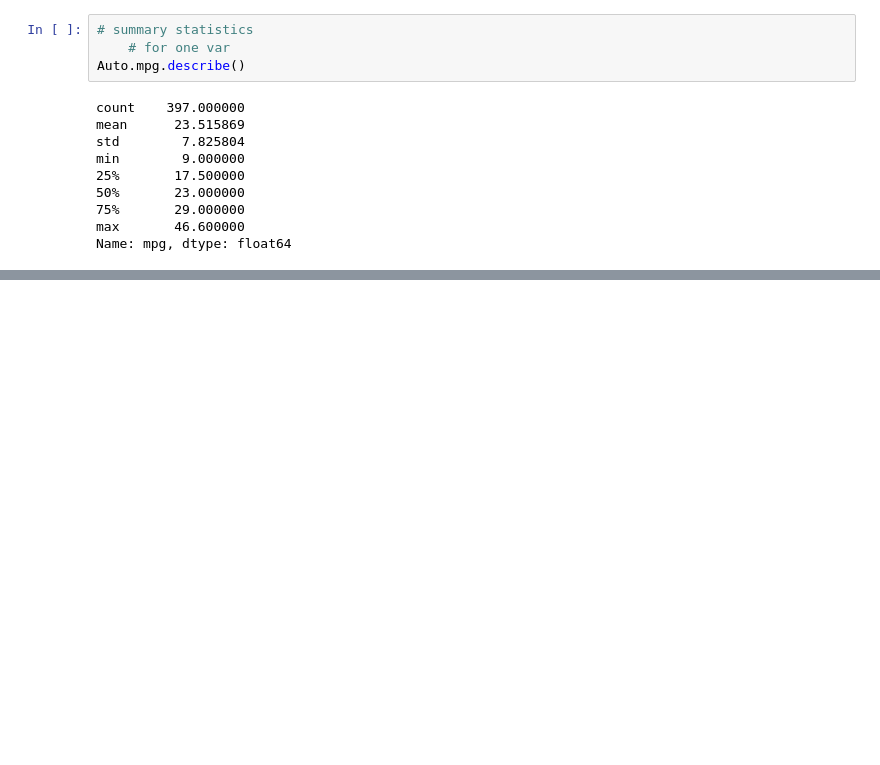
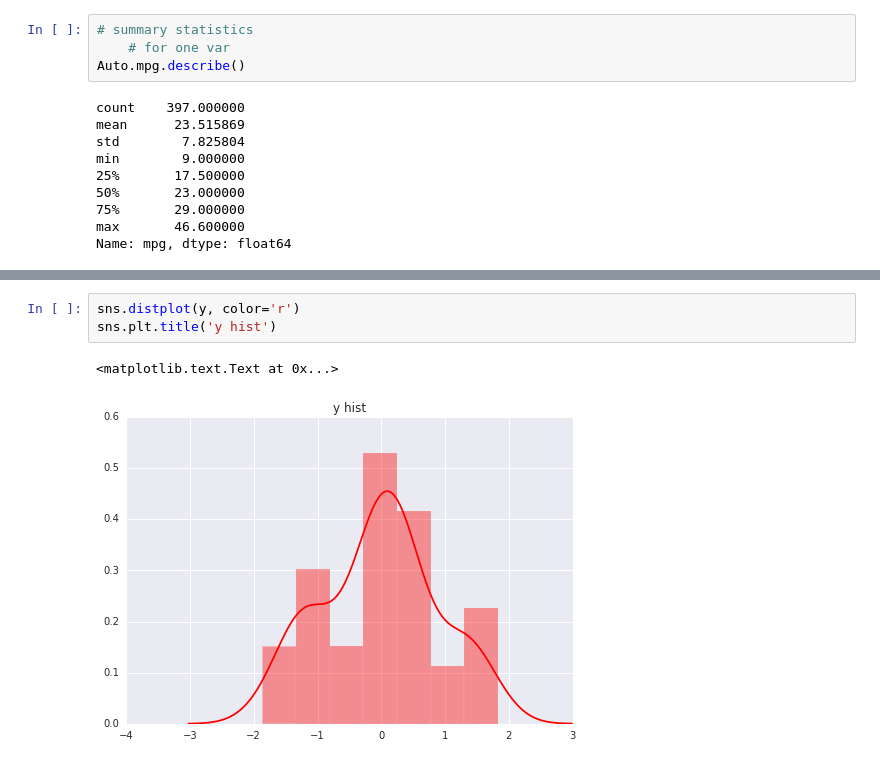
Before and after one commit to GucciTheCarpenter/ISLR_labs, a Jupyter notebook: ch02_Statistical_Learning/Intro.ipynb, the cells around one changed output, grey strips where cells are left out. Drawn from its saved outputs; the diff is of its cells as text; blank space fills up the shorter version.

```diff
--- a/ch02_Statistical_Learning/Intro.ipynb
+++ b/ch02_Statistical_Learning/Intro.ipynb
@@ -228,0 +246,6 @@ Name: mpg, dtype: float64
+# %%
+sns.distplot(y, color='r')
+sns.plt.title('y hist')
+# %% [output]
+<matplotlib.text.Text at 0x...>
+[figure, added]
```
Also changed, not shown: parts of 16 cells of this notebook, 15 other files.
